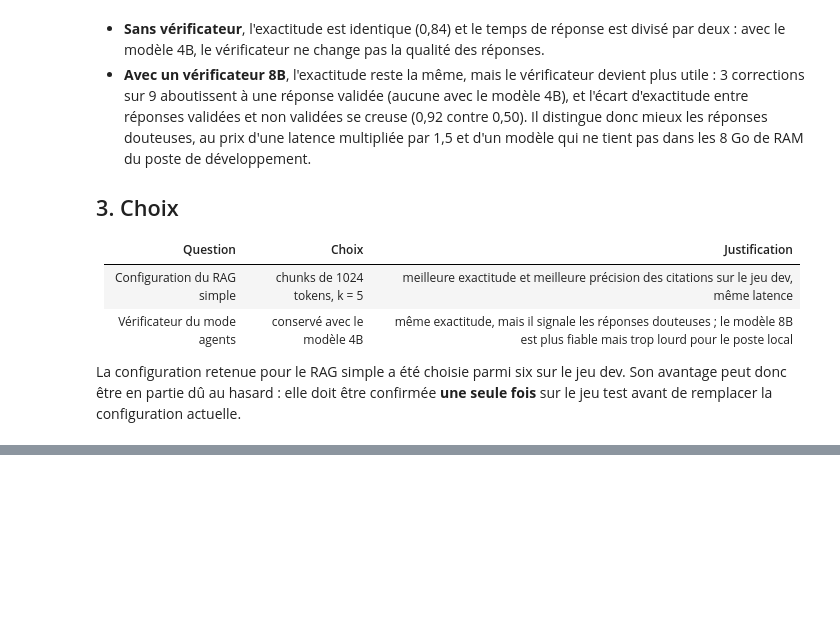
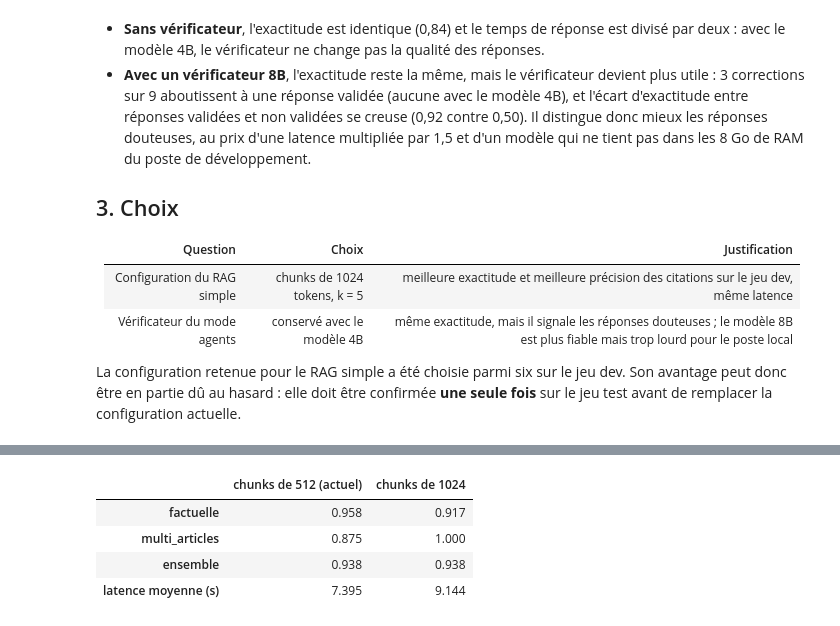
Before and after one commit to louchenilounes/assistant-rag-agents, a Jupyter notebook: notebooks/06_suivi_mlflow.ipynb, the cells around one changed output, grey strips where cells are left out. Drawn from its saved outputs; the diff is of its cells as text; code cells hidden in the pictures; blank space fills up the shorter version.

Commit message:
Confirmation sur le jeu test : configuration actuelle conservée, README mis à jour

```diff
--- a/notebooks/06_suivi_mlflow.ipynb
+++ b/notebooks/06_suivi_mlflow.ipynb
@@ -154,0 +159,25 @@ La configuration retenue pour le RAG simple a été choisie parmi six sur le jeu
+# %%
+def reviewed(run):
+    records = [r for r in load_records(RESULTS_DIR / run / "answers.jsonl") if r["type"] != "hors_corpus"]
+    review = pd.read_csv(RESULTS_DIR / run / "revue_humaine.csv").set_index("id")
+    scores = review["verdict_humain"].map({"correct": 1.0, "partiel": 0.5, "incorrect": 0.0})
+    types = pd.Series({r["id"]: r["type"] for r in records})
+    by_type = scores.groupby(types).mean()
+    by_type["ensemble"] = scores.mean()
+    return by_type
+
+
+confirmation = pd.DataFrame(
+    {"chunks de 512 (actuel)": reviewed("simple-test"), "chunks de 1024": reviewed("simple-c1024-test")}
+)
+confirmation.loc["latence moyenne (s)"] = [
+    runs.loc["simple-test", "metrics.ensemble.latency"],
+    runs.loc["simple-c1024-test", "metrics.ensemble.latency"],
+]
+confirmation
+# %% [output]
+|  | chunks de 512 (actuel) | chunks de 1024 |
+| factuelle | 0.958 | 0.917 |
+| multi_articles | 0.875 | 1.000 |
+| ensemble | 0.938 | 0.938 |
+| latence moyenne (s) | 7.395 | 9.144 |
```
Also changed, not shown: parts of 3 cells of this notebook, 5 other files.
